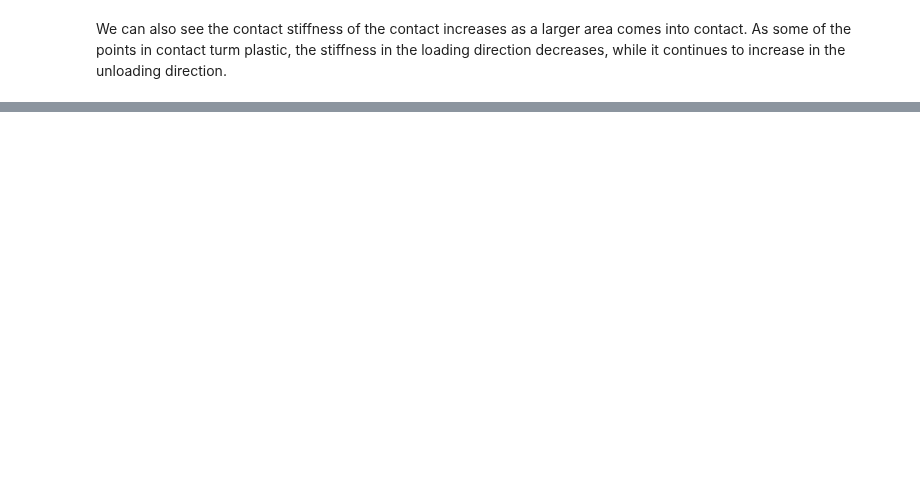
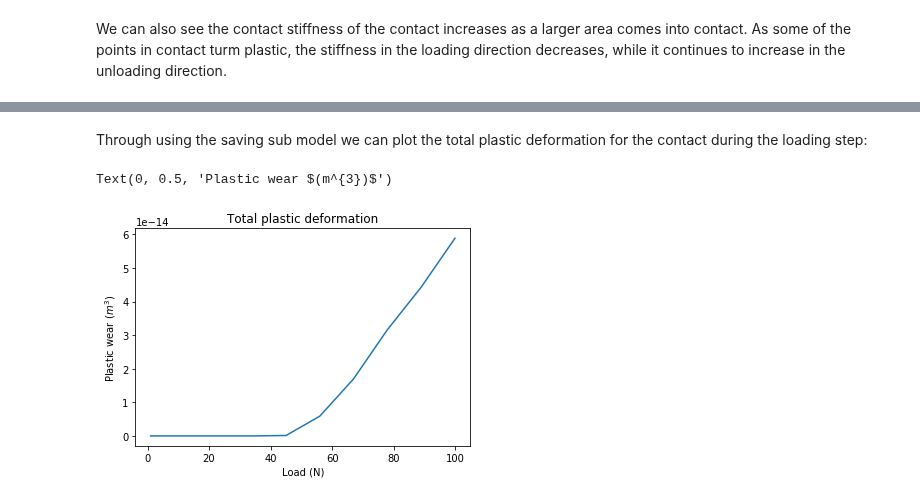
Before and after one commit to FrictionTribologyEnigma/slippy, a Jupyter notebook: examples/Quasi static steps.ipynb, the cells around one changed output, grey strips where cells are left out. Drawn from its saved outputs; the diff is of its cells as text; code cells hidden in the pictures; blank space fills up the shorter version.

Commit message:
Quasi static step and sub models added

```diff
--- a/examples/Quasi static steps.ipynb
+++ b/examples/Quasi static steps.ipynb
@@ -182,0 +192,11 @@ plt.plot((jtg - results['interference'])[n//2])
+# %% [markdown]
+Through using the saving sub model we can plot the total plastic deformation for the contact during the loading step:
+# %%
+tpd = sub_model.total_plastic_deformation
+plt.plot(load, tpd)
+plt.title('Total plastic deformation')
+plt.xlabel('Load (N)')
+plt.ylabel('Plastic wear $(m^{3})$')
+# %% [output]
+Text(0, 0.5, 'Plastic wear $(m^{3})$')
+[figure, added]
```
Also changed, not shown: parts of 31 cells of this notebook, 16 other files.
